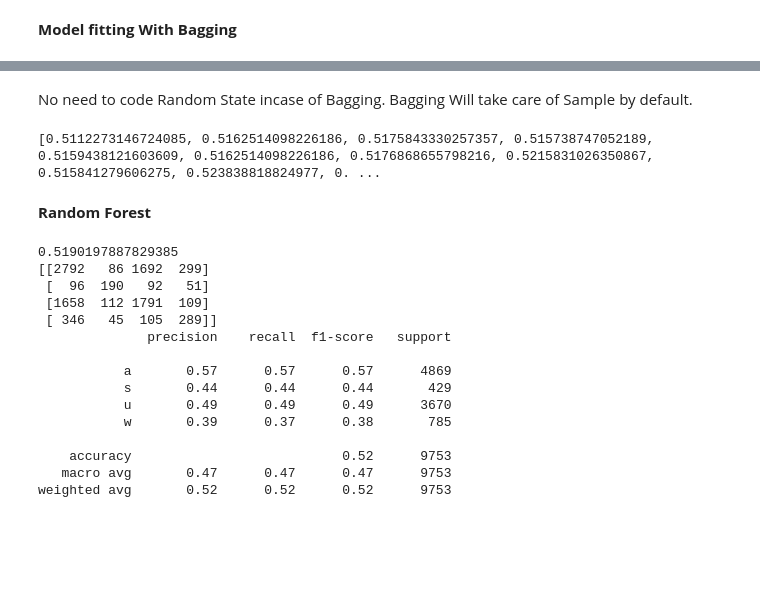
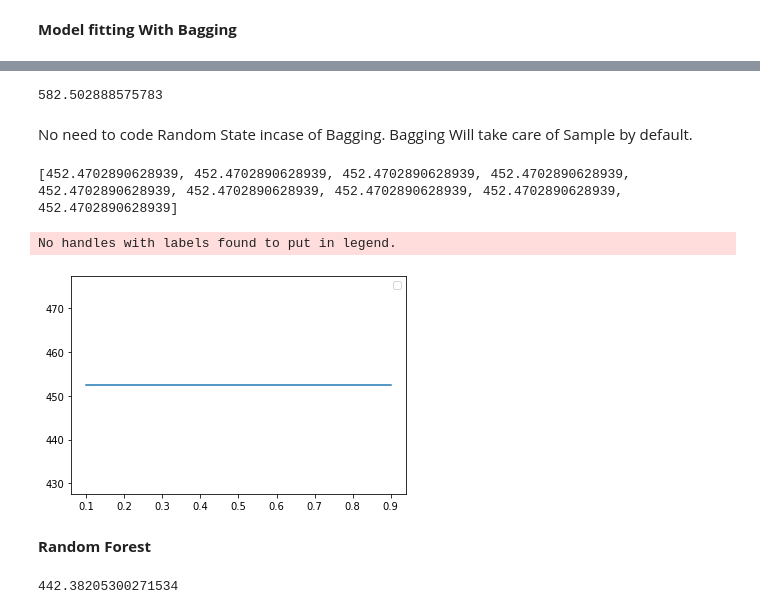
Before and after one commit to sarkar2527/DSAP, a Jupyter notebook: Hackathon_Wipro.ipynb, the cells around one changed output, grey strips where cells are left out. Saved outputs shown, nothing was run; the diff lists cells and outputs as text; code cells hidden in the pictures; blank space fills up the shorter version.

```diff
--- a/Hackathon_Wipro.ipynb
+++ b/Hackathon_Wipro.ipynb
@@ -509,3 +393,6 @@ print(adab_cr)
 weighted avg       0.52      0.52      0.52      9753
 # %% [markdown]
 **Gradient Boosting**
+# %%
+from sklearn.ensemble import GradientBoostingRegressor
+GRB = GradientBoostingRegressor(loss="squared_error", learning_rate=0.1, n_estimators=100, subsample=1, criterion="friedman_mse", min_samples_split=2, min_samples_leaf=1, min_weight_fraction_leaf=0, max_depth=3, min_impurity_decrease=0, init=None, random_state=None, max_features=None, alpha=0.9, verbose=0, max_leaf_nodes=None, warm_start=False, validation_fraction=0.1, n_iter_no_change=None, tol=0.0001, ccp_alpha=0)
@@ -583,9 +474,9 @@ acc_score_xgb
 # %% [markdown]
 **Model fitting With Bagging**
 # %%
-from sklearn.ensemble import BaggingClassifier
-Bag= BaggingClassifier(base_estimator=DecisionTreeClassifier(), max_samples=0.9,
-                  n_estimators=500, random_state=10)
+from sklearn.ensemble import BaggingRegressor
+Bag= BaggingRegressor(base_estimator=DecisionTreeRegressor(), max_samples=0.9,
+                  n_estimators=500)
 # %%
 Bag.fit(x_train,y_train)
 # %% [output]
@@ -619,17 +497,31 @@ weighted avg       0.52      0.52      0.52      9753
+# %%
+bag_mse = mean_squared_error(y_test,y_pred_bag)
+print(bag_mse)
+# %% [output]
+582.502888575783
 # %%
-acc_score_bagging=[]
+import numpy as np
+mse_bag=[]
 settings = np.arange(0.1,1,0.1)
 # %% [markdown]
 No need to code Random State incase of Bagging. Bagging Will take care of Sample by default.
 # %%
 for i in settings:
-    bag = BaggingClassifier(base_estimator=DT, max_samples=i, n_estimators=10)
+    bag =BaggingRegressor(base_estimator=DT, max_samples=i, n_estimators=10)
     bag.fit(x_train,y_train)
     y_pred_bg = bag.predict(x_test)
-    acc_score_bagging.append(accuracy_score(y_pred_bg,y_test))
-print(acc_score_bagging)
+    mse_bag.append(mean_squared_error(y_test,y_pred_bag))
+print(mse_bag)
 # %% [output]
-[0.5112273146724085, 0.5162514098226186, 0.5175843330257357, 0.515738747052189, 0.5159438121603609, 0.5162514098226186, 0.5176868655798216, 0.5215831026350867, 0.515841279606275, 0.523838818824977, 0. ...
+[452.4702890628939, 452.4702890628939, 452.4702890628939, 452.4702890628939, 452.4702890628939, 452.4702890628939, 452.4702890628939, 452.4702890628939, 452.4702890628939]
+# %%
+import matplotlib.pyplot as plt
+plt.plot(settings,mse_bag)
+plt.legend()
+plt.show()
+# %% [output]
+No handles with labels found to put in legend.
+[figure, added]
 # %% [markdown]
 **Random Forest**
 # %%
@@ -638,25 +530,2 @@ RF = RandomForestClassifier(max_features=0.6, n_estimators=100)
 RF.fit(x_train,y_train)
 y_RF_pred = RF.predict(x_test)
-# %%
-RF_acc = accuracy_score(y_test,y_RF_pred)
-print(RF_acc)
-RF_cm = confusion_matrix(y_test,y_RF_pred)
-print(RF_cm)
-RF_cr = classification_report(y_test,y_RF_pred)
-print(RF_cr)
-# %% [output]
-0.5190197887829385
-[[2792   86 1692  299]
- [  96  190   92   51]
- [1658  112 1791  109]
- [ 346   45  105  289]]
-              precision    recall  f1-score   support
-
-           a       0.57      0.57      0.57      4869
-           s       0.44      0.44      0.44       429
-           u       0.49      0.49      0.49      3670
-           w       0.39      0.37      0.38       785
-
-    accuracy                           0.52      9753
-   macro avg       0.47      0.47      0.47      9753
-weighted avg       0.52      0.52      0.52      9753
@@ -663 +534,5 @@ weighted avg       0.52      0.52      0.52      9753
+# %%
+rf_mse
+# %% [output]
+442.38205300271534
 # %%
```
Also changed, not shown: parts of 54 cells of this notebook.
